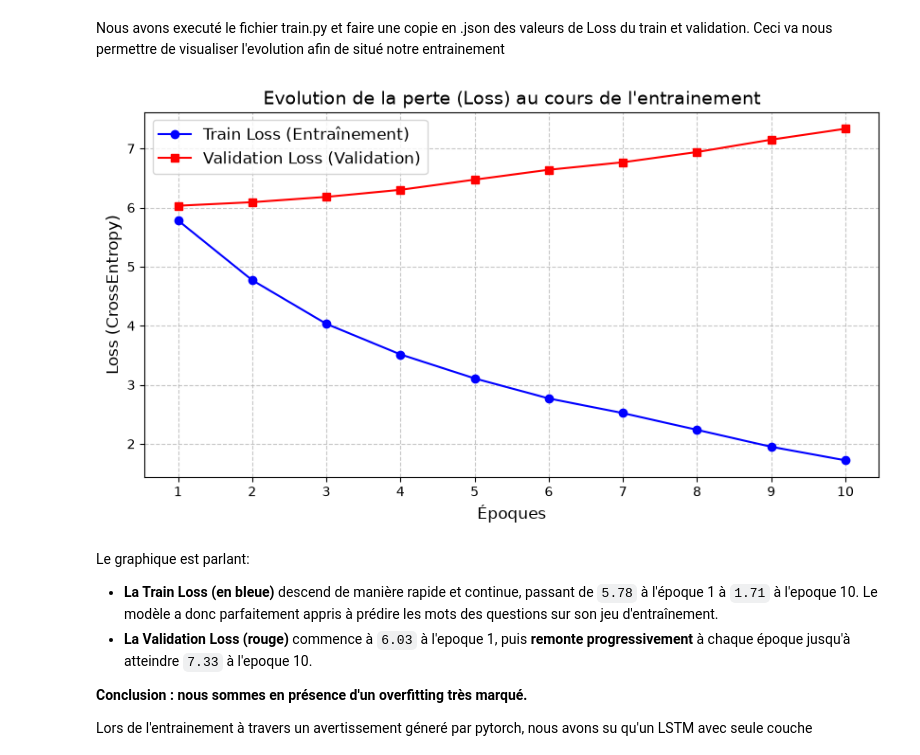
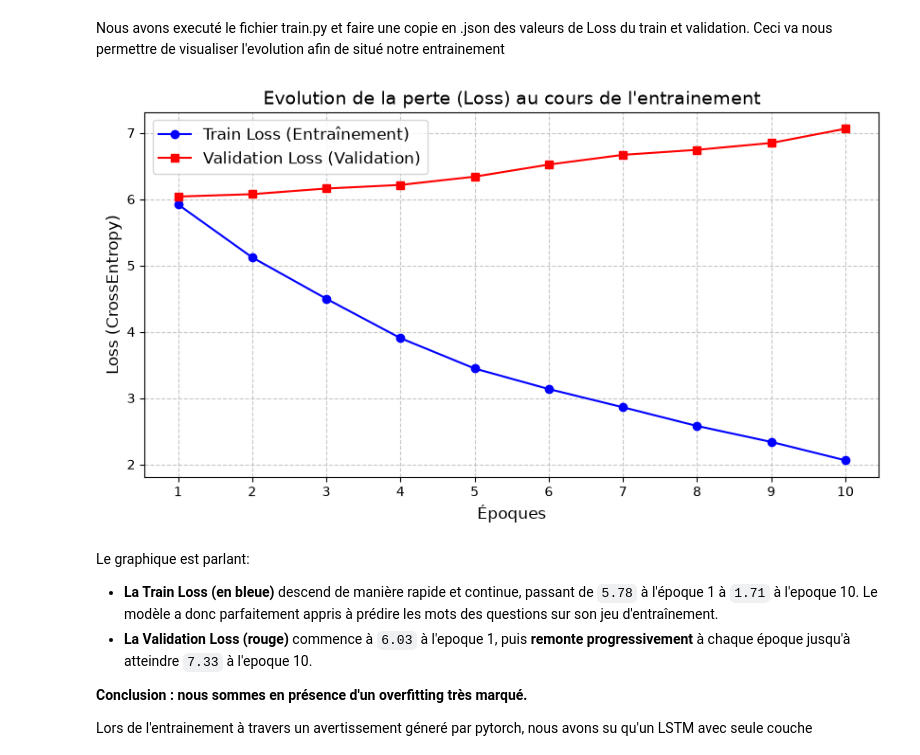
Before and after one commit to TheTalhaCodes/AskGen, a Jupyter notebook: notebooks/Exploration.ipynb, the cells around one changed output. Cells and saved outputs as stored; diff of their text form; code cells hidden in the pictures.

```diff
--- a/notebooks/Exploration.ipynb
+++ b/notebooks/Exploration.ipynb
@@ -220,31 +220,35 @@ Nous avons executé le fichier train.py et faire une copie en .json des valeurs
 Ceci va nous permettre de visualiser l'evolution afin de situé notre entrainement
 # %%
 import matplotlib.pyplot as plt
+import json
+#"/content/drive/MyDrive/AskGen_Models/askgen_lstm_attention.pth"
+# with open("../saved_model/history.json", "r") as f:
+#     history = json.load(f)
 
-with open("../saved_model/history.json", "r") as f:
+with open("/content/drive/MyDrive/AskGen_Models/history.json", "r") as f:
     history = json.load(f)
 
 # 2. Extraire les listes
 train_losses = history["train_loss"]
 val_losses = history["val_loss"]
 epochs = range(1, len(train_losses) + 1)
 
 # Création de la figure
 plt.figure(figsize=(10, 5))
 
 plt.plot(epochs, train_losses, 'b-o', label='Train Loss (Entraînement)')
 plt.plot(epochs, val_losses, 'r-s', label='Validation Loss (Validation)')
 
 # Habillage du graphique
 plt.title("Evolution de la perte (Loss) au cours de l'entrainement", fontsize=14)
 plt.xlabel("Époques", fontsize=12)
 plt.ylabel("Loss (CrossEntropy)", fontsize=12)
 plt.xticks(epochs)
 plt.grid(True, linestyle='--', alpha=0.7)
 plt.legend(fontsize=12)
 plt.show()
 # %% [output]
-[figure, old version]
+[figure, new version]
 # %% [markdown]
 Le graphique est parlant:
 
```
Also changed, not shown: parts of 1 cell of this notebook, 2 other files.
